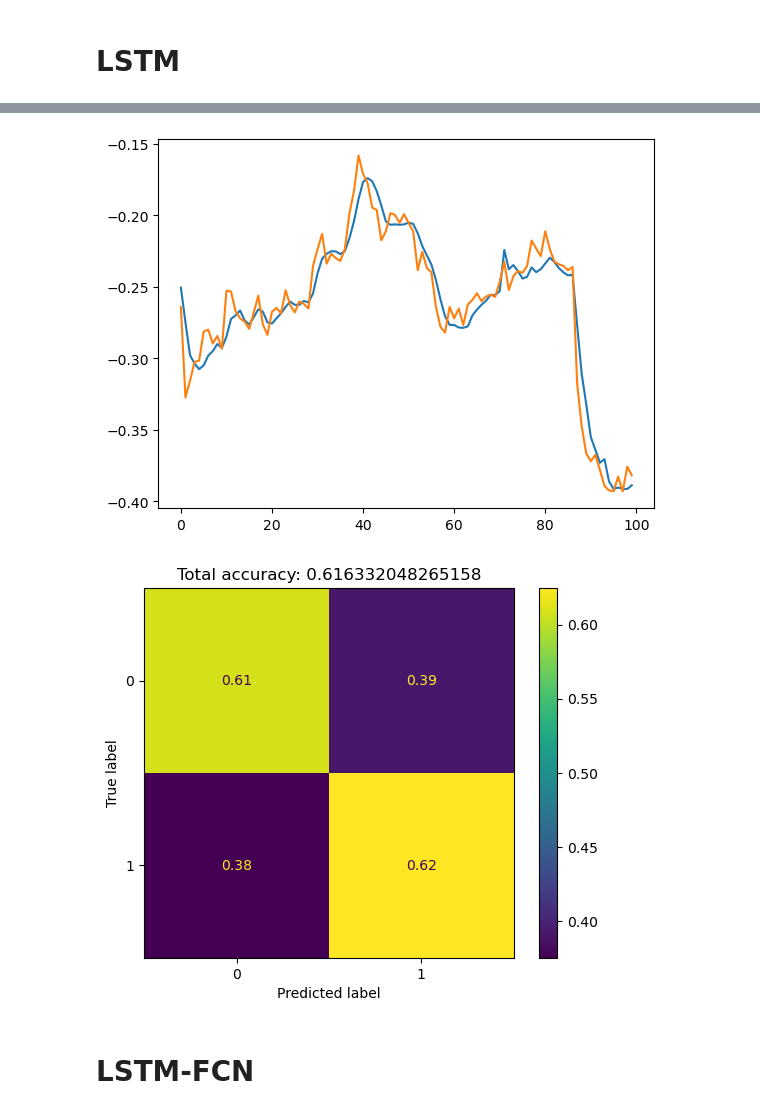
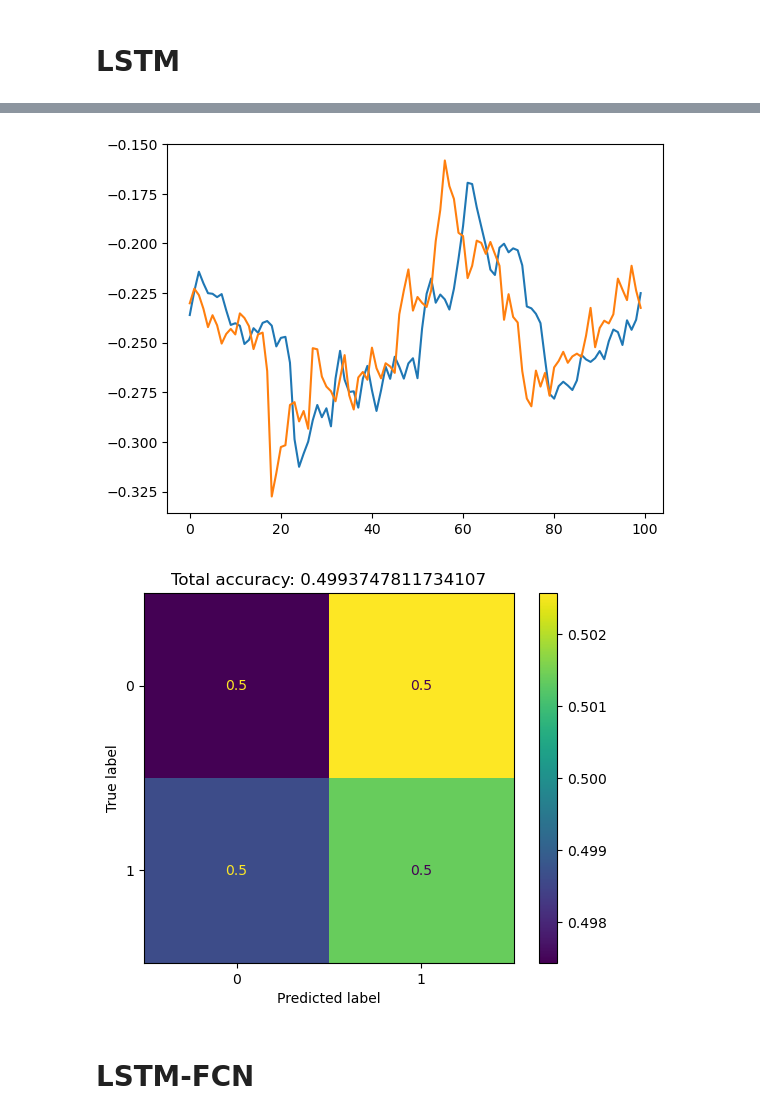
Before and after one commit to lukasmartinsson/Master-Thesis, a Jupyter notebook: Regression.ipynb, the cells around one changed output, grey strips where cells are left out. Saved outputs shown, nothing was run; the diff lists cells and outputs as text; code cells hidden in the pictures.

```diff
--- a/Regression.ipynb
+++ b/Regression.ipynb
@@ -33,7 +33,7 @@ data = 'twelve'
 index = '1min'
 CLF = False
 buckets = 10
-lag = 3
+lag = 5
 sequence_length = 20
 
 data_train, data_test ,s = preprocessing(df,
@@ -127,35 +127,35 @@ PATH = Path('./Pretrained/LSTM_nodiff_full.pkl')
 PATH.parent.mkdir(parents=True, exist_ok=True)
 learn.export(PATH)
 # %%
-PATH = Path('./Pretrained/LSTM_nodiff_full.pkl')
+PATH = Path('./Pretrained/LSTM_nodiff_full2.pkl')
 learn = load_learner(PATH, cpu=False)
 
 from sklearn.metrics import ConfusionMatrixDisplay
 
 test_x = X[splits[1]] #Need to be replaced with actual test data
 test_y = y[splits[1]]
 
 learn_curr = learn
 
 preds, _, y_preds = learn_curr.get_X_preds(test_x)
 
 test_y_converted = [1 if test_y[i] > test_y[i-1] else -1 for i in range(1, len(test_y))]
 preds_y_converted = [1 if y_preds[i][0] > y_preds[i-1][0] else -1 for i in range(1, len(y_preds))]
 
 y_preds_list = [y[0] for y in y_preds]
 
 plt.plot(y_preds_list[:100])
 plt.plot(test_y[:100])
 plt.show()
 
 accuracy = sum(y1 * y2 > 0 for y1, y2 in zip(preds_y_converted, test_y_converted))/len(preds_y_converted)
 
 disp = ConfusionMatrixDisplay.from_predictions(test_y_converted, preds_y_converted, display_labels=range(2), normalize = 'true')
 plt.title('Total accuracy: '+str(accuracy))
 plt.show()
 # %% [output]
-[figure, old version]
+[figure, new version]
-[figure, old version]
+[figure, new version]
 # %% [markdown]
 # LSTM-FCN
 # %%
```
Also changed, not shown: parts of 14 cells of this notebook, 1 other file.
